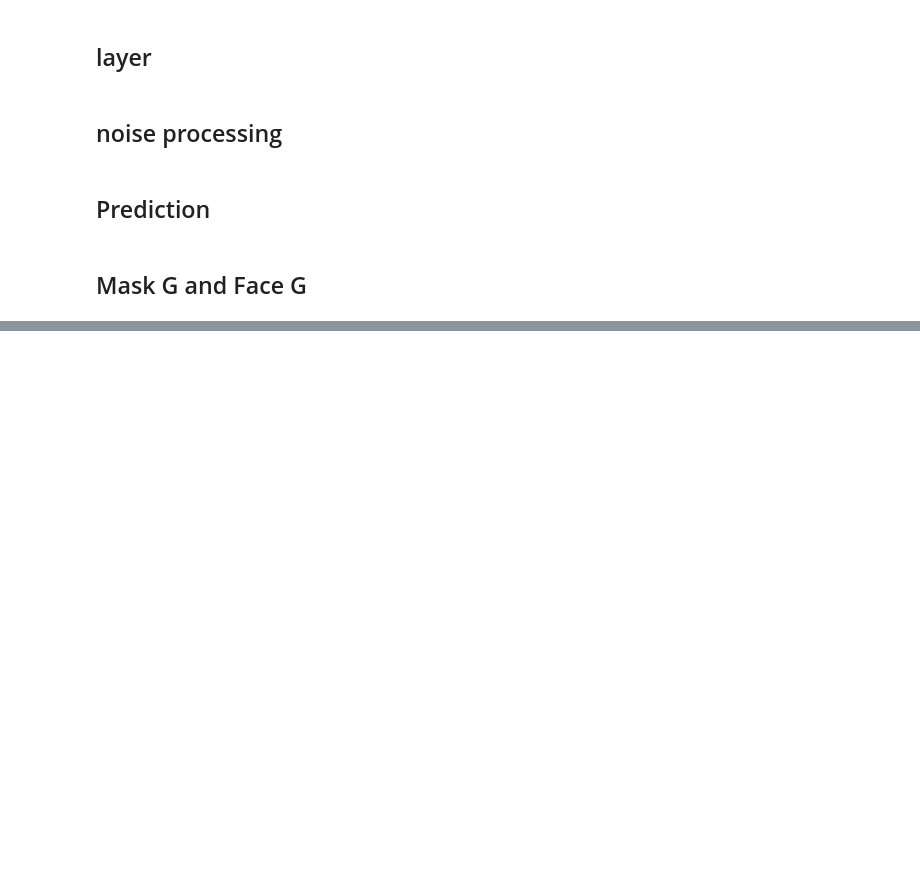
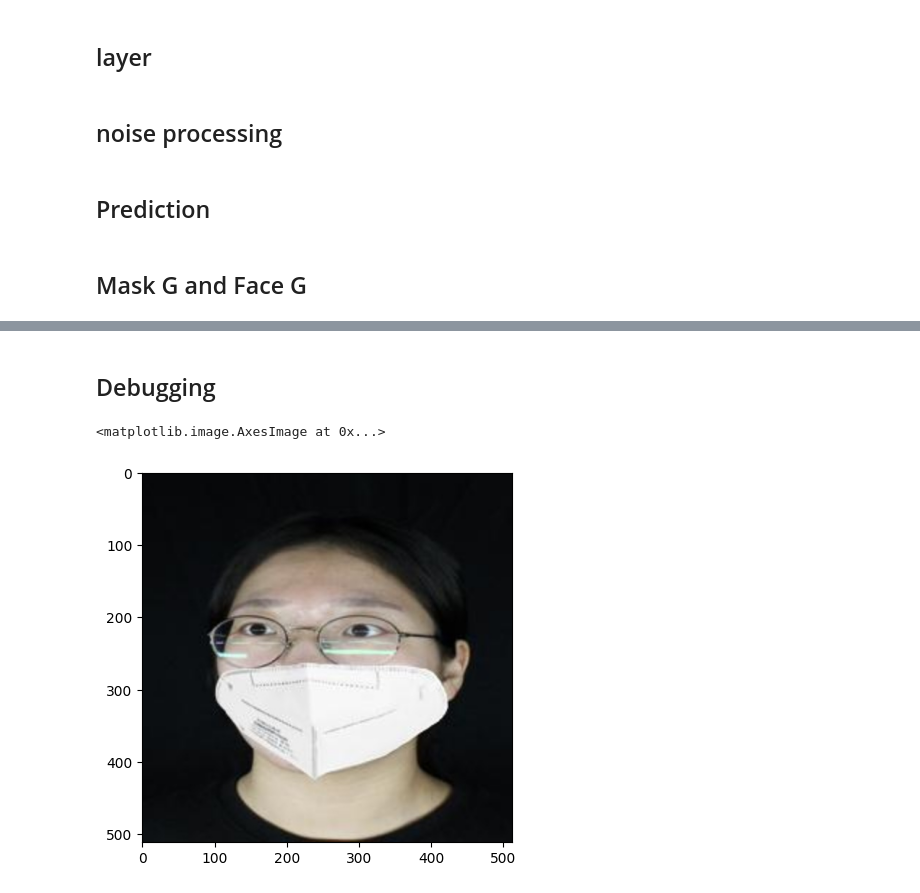
Before and after one commit to hyoungjoojin/UnVeilify, a Jupyter notebook: MaskG.ipynb, the cells around one changed output, grey strips where cells are left out. Saved outputs shown, nothing was run; the diff lists cells and outputs as text; code cells hidden in the pictures; blank space fills up the shorter version.

```diff
--- a/MaskG.ipynb
+++ b/MaskG.ipynb
@@ -362,0 +364,8 @@ NameError: ignored
+# %% [markdown]
+## Debugging
+# %%
+img = plt.imread(img_path)
+plt.imshow(img)
+# %% [output]
+<matplotlib.image.AxesImage at 0x...>
+[figure, added]
```
Also changed, not shown: parts of 14 cells of this notebook.
